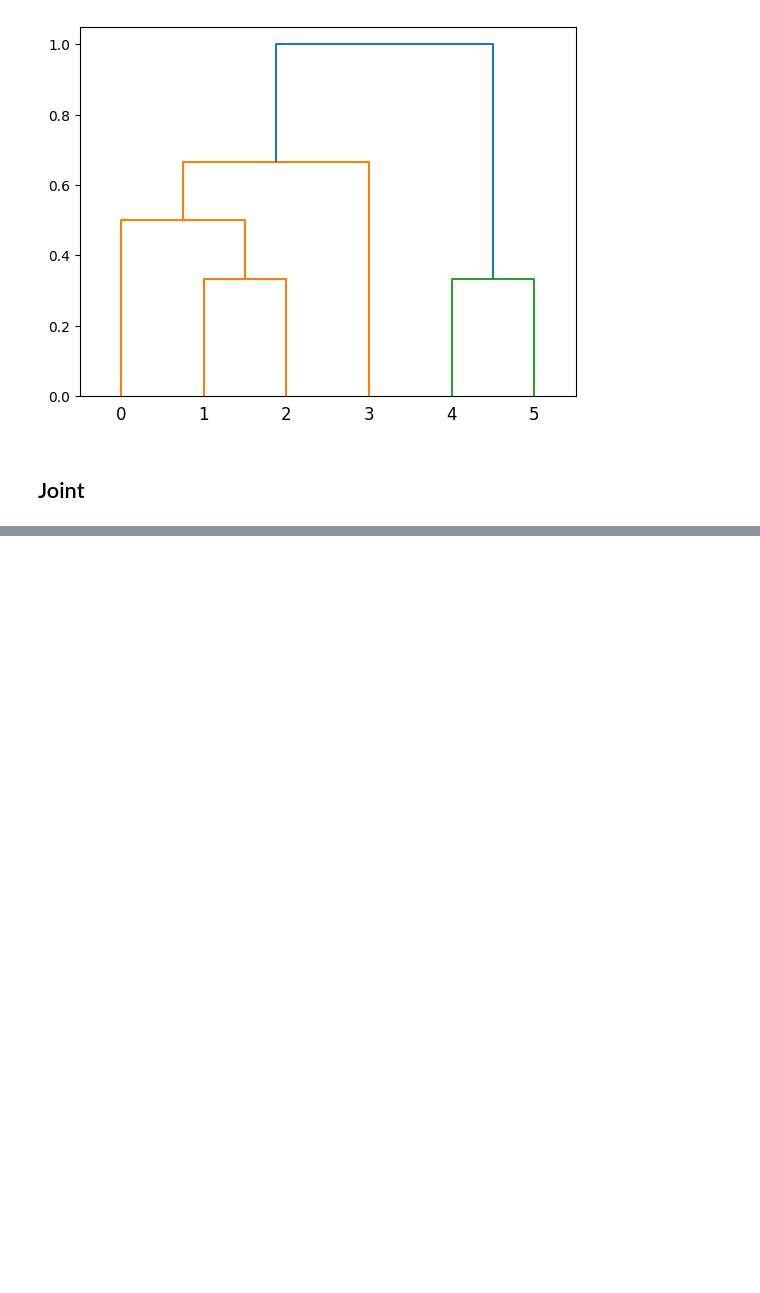
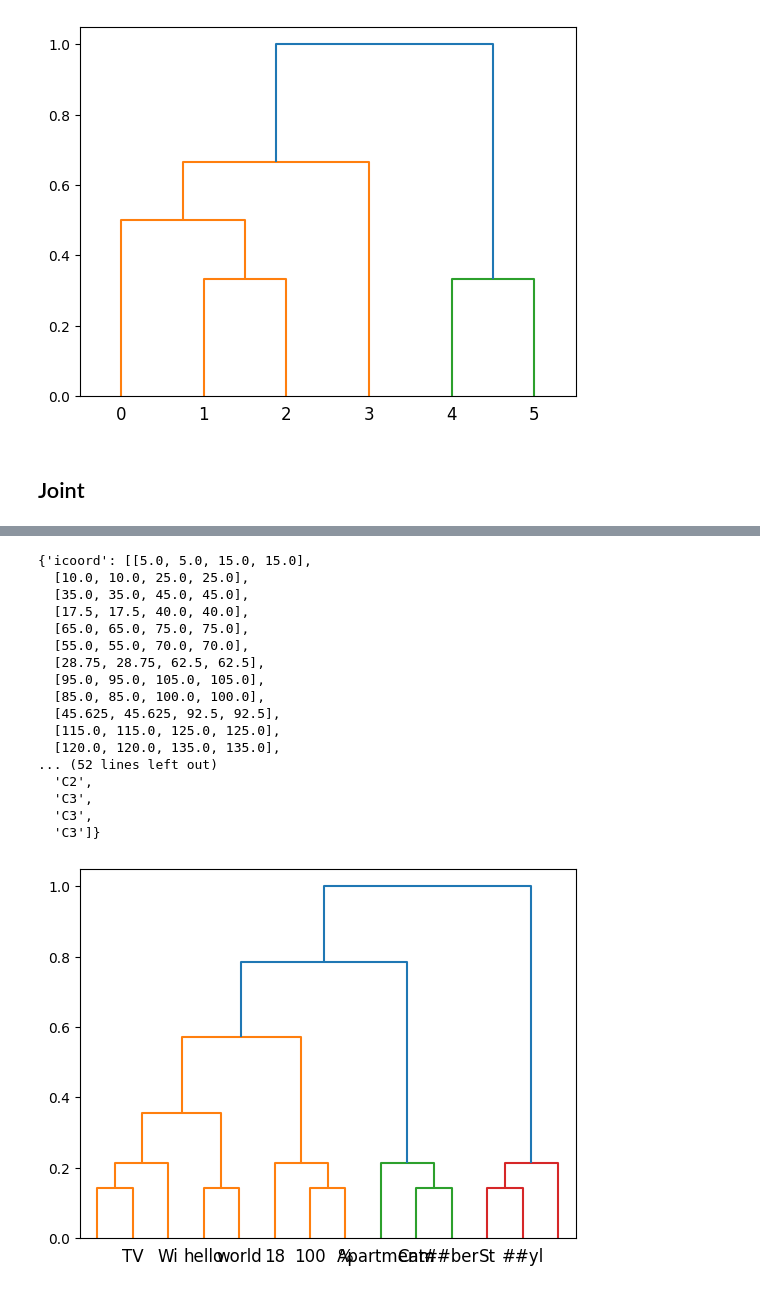
Before and after one commit to jameswburton18/TextNTabularExplanations, a Jupyter notebook: notebooks/test.ipynb, the cells around one changed output, grey strips where cells are left out. Cells and saved outputs as stored; diff of their text form; code cells hidden in the pictures; blank space fills up the shorter version.

```diff
--- a/notebooks/test.ipynb
+++ b/notebooks/test.ipynb
@@ -486,3 +402,59 @@ dendrogram(pt)
+# %%
+pt = np.array(
+    [
+        [0.0, 1.0, 0.14285714, 2.0],
+        [14.0, 2.0, 0.21428571, 3.0],
+        [3.0, 4.0, 0.14285714, 2.0],
+        [5.0, 6.0, 0.14285714, 2.0],
+        [7.0, 17.0, 0.21428571, 3.0],
+        [8.0, 9.0, 0.14285714, 2.0],
+        [10.0, 19.0, 0.21428571, 3.0],
+        [11.0, 12.0, 0.14285714, 2.0],
+        [21.0, 13.0, 0.21428571, 3.0],
+        [15.0, 16.0, 0.35714286, 5.0],
+        [23.0, 18.0, 0.57142857, 8.0],
+        [24.0, 20.0, 0.78571429, 11.0],
+        [25.0, 22.0, 1.0, 14.0],
+    ]
+)
+dendrogram(
+    pt,
+    labels=[
+        "",
+        "TV",
+        "Wi",
+        "hello",
+        "world",
+        "100",
+        "%",
+        "18",
+        "Cam",
+        "##ber",
+        "Apartment",
+        "St",
+        "##yl",
+        "",
+    ],
+)
+# %% [output]
+{'icoord': [[5.0, 5.0, 15.0, 15.0],
+  [10.0, 10.0, 25.0, 25.0],
+  [35.0, 35.0, 45.0, 45.0],
+  [17.5, 17.5, 40.0, 40.0],
+  [65.0, 65.0, 75.0, 75.0],
+  [55.0, 55.0, 70.0, 70.0],
+  [28.75, 28.75, 62.5, 62.5],
+  [95.0, 95.0, 105.0, 105.0],
+  [85.0, 85.0, 100.0, 100.0],
+  [45.625, 45.625, 92.5, 92.5],
+  [115.0, 115.0, 125.0, 125.0],
+  [120.0, 120.0, 135.0, 135.0],
+... (52 lines left out)
+  'C2',
+  'C3',
+  'C3',
+  'C3']}
+[figure, added]
 # %%
 array(
     [
```
Also changed, not shown: parts of 3 cells of this notebook.
